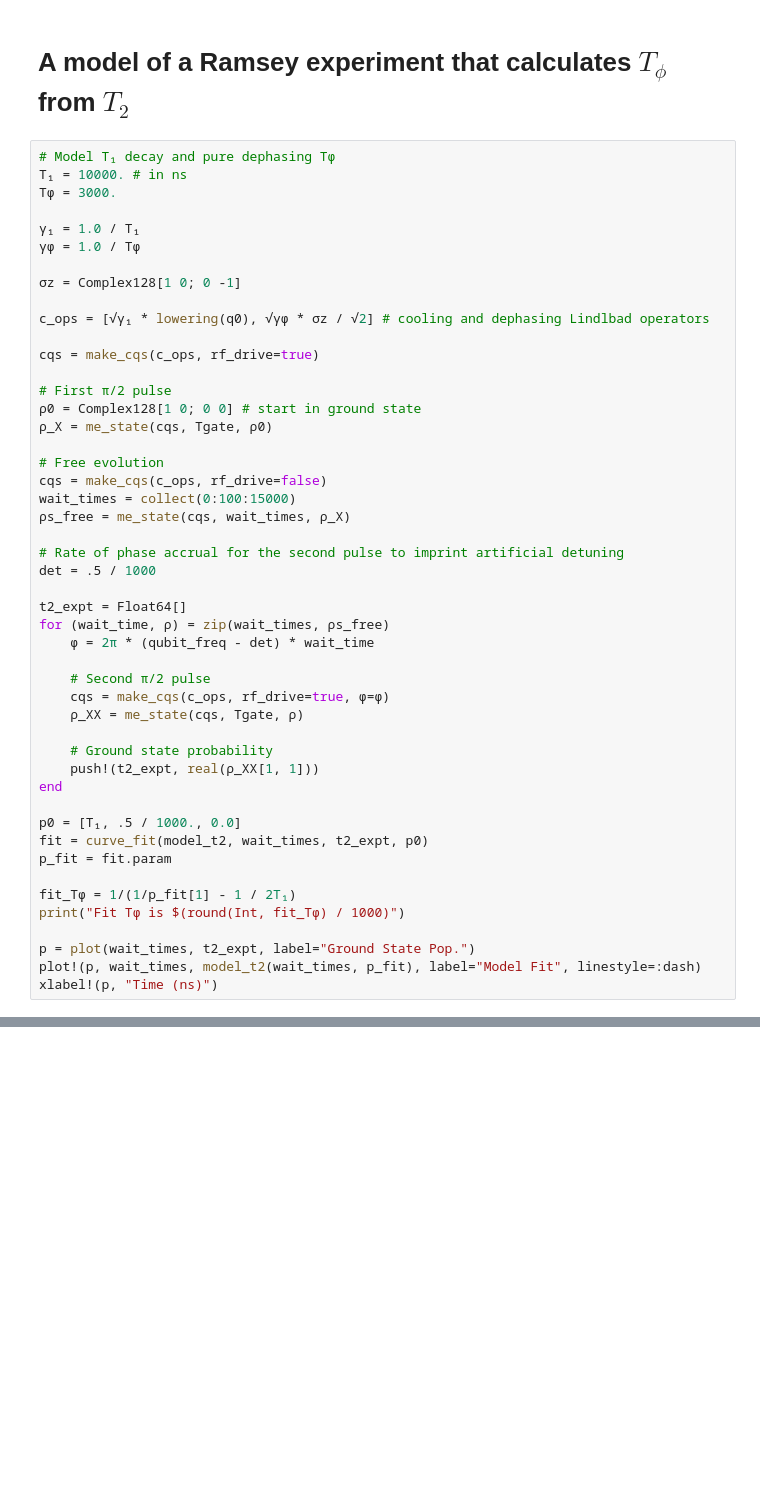
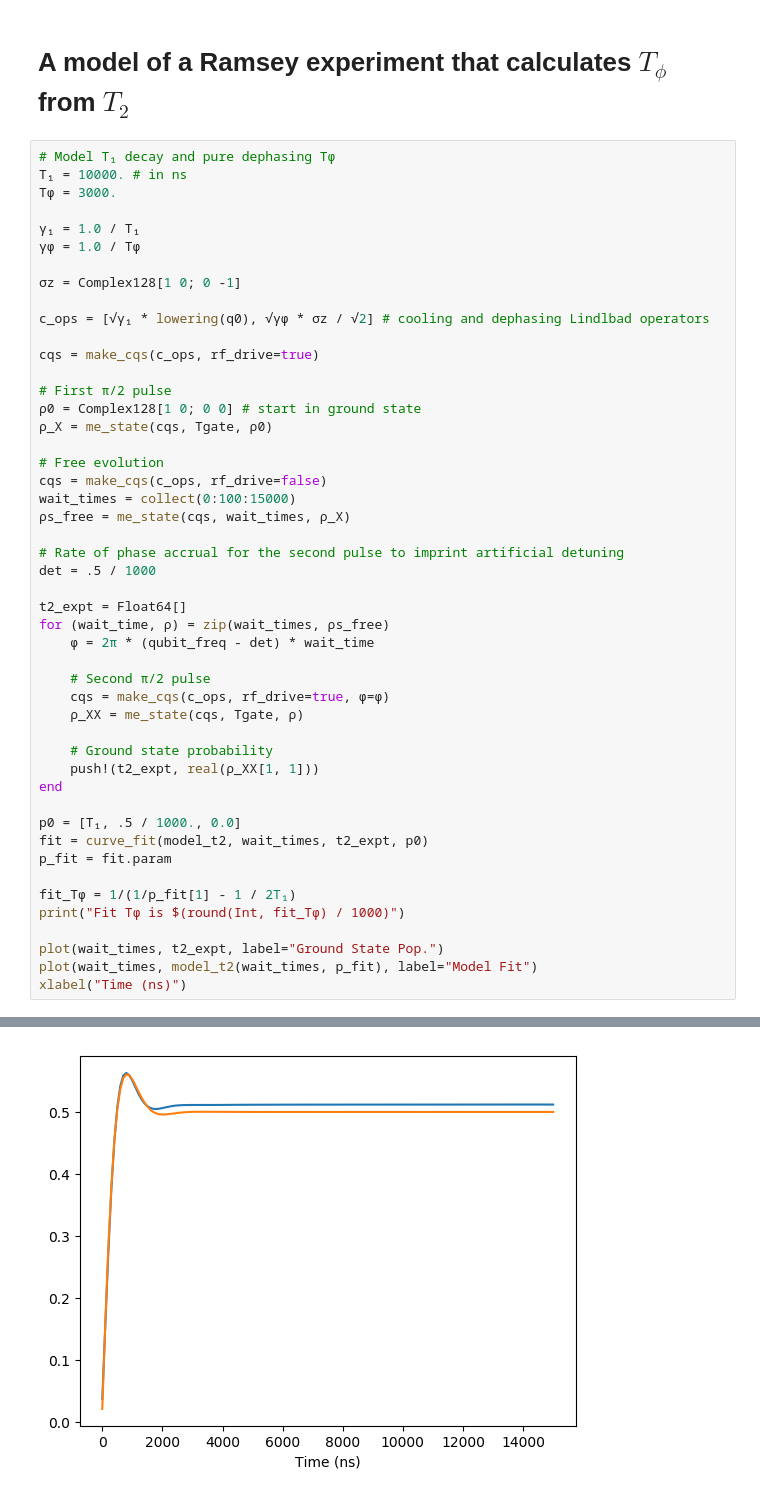
Before and after one commit to BBN-Q/QSimulator.jl, a Jupyter notebook: doc/t1_t2_example.ipynb, the cells around one changed output, grey strips where cells are left out. Cells and saved outputs as stored; diff of their text form; blank space fills up the shorter version.

```diff
--- a/doc/t1_t2_example.ipynb
+++ b/doc/t1_t2_example.ipynb
@@ -118,7 +112,7 @@ p_fit = fit.param
 fit_Tϕ = 1/(1/p_fit[1] - 1 / 2T₁)
 print("Fit Tϕ is $(round(Int, fit_Tϕ) / 1000)")
 
-p = plot(wait_times, t2_expt, label="Ground State Pop.")
-plot!(p, wait_times, model_t2(wait_times, p_fit), label="Model Fit", linestyle=:dash)
-xlabel!(p, "Time (ns)")
+plot(wait_times, t2_expt, label="Ground State Pop.")
+plot(wait_times, model_t2(wait_times, p_fit), label="Model Fit")
+xlabel("Time (ns)")
 # %% [output]
@@ -126,0 +136 @@ Fit Tϕ is 2.965
+[figure, added]
```
Also changed, not shown: parts of 5 cells of this notebook, 1 other file.
